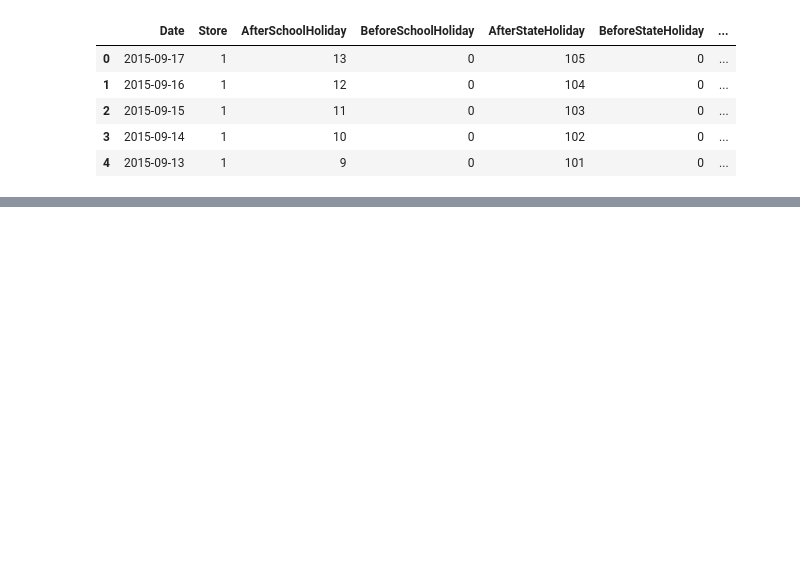
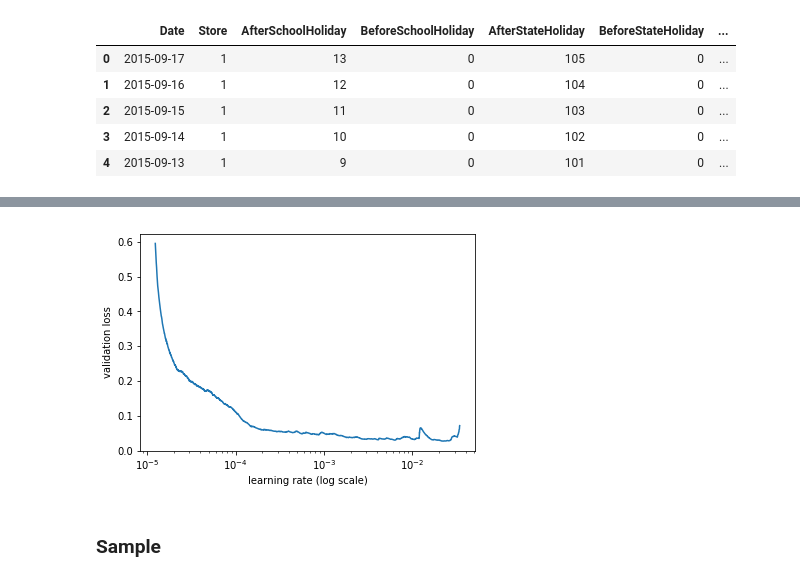
Before and after one commit to rahuloffice80/Rossmann-Store-Sales-Kaggle-Competition, a Jupyter notebook: Rossmann Store Sales.ipynb, the cells around one changed output, grey strips where cells are left out. Cells and saved outputs as stored; diff of their text form; code cells hidden in the pictures; blank space fills up the shorter version.

```diff
--- a/Rossmann Store Sales.ipynb
+++ b/Rossmann Store Sales.ipynb
@@ -568,0 +668,6 @@ lr = 1e-3
+# %%
+m.sched.plot(100)
+# %% [output]
+[figure, added]
+# %% [markdown]
+### Sample
```
Also changed, not shown: parts of 37 cells of this notebook, 1 other file.
